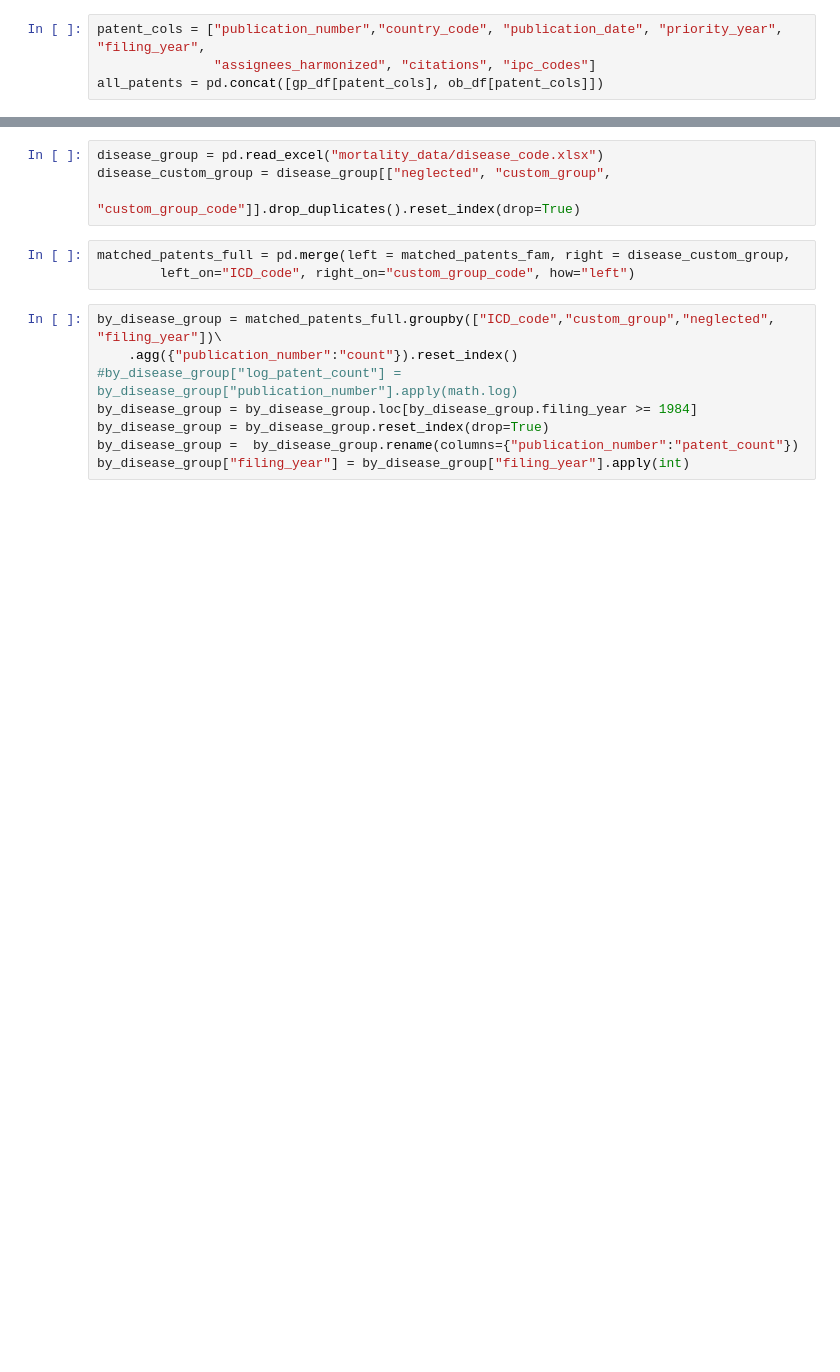
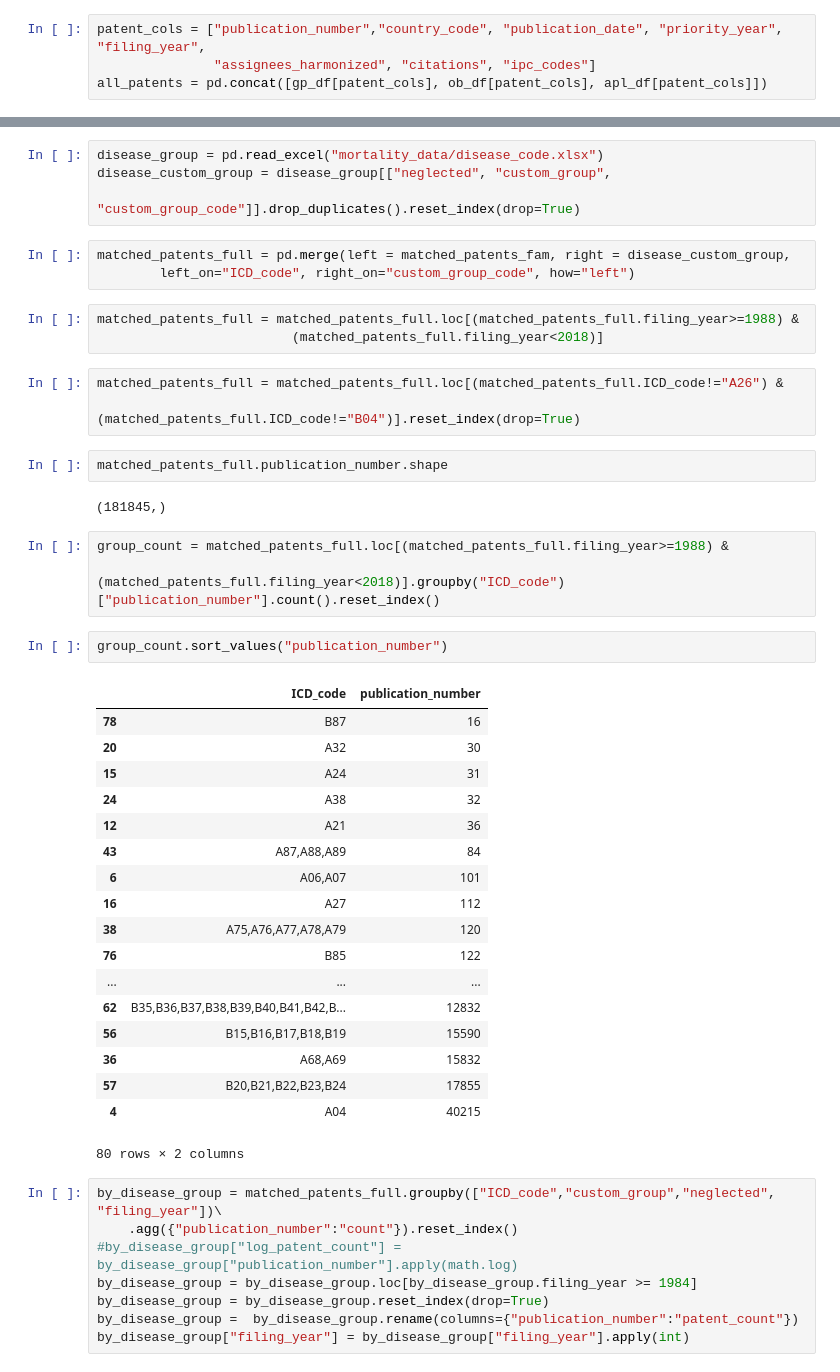
Before and after one commit to jaeyoon-jung/thesis, a Jupyter notebook: data aggregation.ipynb, the cells around one changed output, grey strips where cells are left out. Drawn from its saved outputs; the diff is of its cells as text; blank space fills up the shorter version.

```diff
--- a/data aggregation.ipynb
+++ b/data aggregation.ipynb
@@ -148,7 +245,7 @@ del(families)
 # %%
 patent_cols = ["publication_number","country_code", "publication_date", "priority_year", "filing_year",
                "assignees_harmonized", "citations", "ipc_codes"]
-all_patents = pd.concat([gp_df[patent_cols], ob_df[patent_cols]])
+all_patents = pd.concat([gp_df[patent_cols], ob_df[patent_cols], apl_df[patent_cols]])
 # %%
 all_patents = all_patents.drop_duplicates("publication_number")
 all_patents = all_patents.reset_index(drop=True)
@@ -171,6 +277,40 @@ disease_custom_group = disease_group[["neglected", "custom_group",
 # %%
 matched_patents_full = pd.merge(left = matched_patents_fam, right = disease_custom_group,
         left_on="ICD_code", right_on="custom_group_code", how="left")
+# %%
+matched_patents_full = matched_patents_full.loc[(matched_patents_full.filing_year>=1988) &
+                         (matched_patents_full.filing_year<2018)]
+# %%
+matched_patents_full = matched_patents_full.loc[(matched_patents_full.ICD_code!="A26") &
+                                                (matched_patents_full.ICD_code!="B04")].reset_index(drop=True)
+# %%
+matched_patents_full.publication_number.shape
+# %% [output]
+(181845,)
+# %%
+group_count = matched_patents_full.loc[(matched_patents_full.filing_year>=1988) &
+                                      (matched_patents_full.filing_year<2018)].groupby("ICD_code")["publication_number"].count().reset_index()
+# %%
+group_count.sort_values("publication_number")
+# %% [output]
+|  | ICD_code | publication_number |
+| 78 | B87 | 16 |
+| 20 | A32 | 30 |
+| 15 | A24 | 31 |
+| 24 | A38 | 32 |
+| 12 | A21 | 36 |
+| 43 | A87,A88,A89 | 84 |
+| 6 | A06,A07 | 101 |
+| 16 | A27 | 112 |
+| 38 | A75,A76,A77,A78,A79 | 120 |
+| 76 | B85 | 122 |
+| ... | ... | ... |
+| 62 | B35,B36,B37,B38,B39,B40,B41,B42,B... | 12832 |
+| 56 | B15,B16,B17,B18,B19 | 15590 |
+| 36 | A68,A69 | 15832 |
+| 57 | B20,B21,B22,B23,B24 | 17855 |
+| 4 | A04 | 40215 |
+80 rows × 2 columns
 # %%
 by_disease_group = matched_patents_full.groupby(["ICD_code","custom_group","neglected", "filing_year"])\
     .agg({"publication_number":"count"}).reset_index()
```
Also changed, not shown: parts of 98 cells of this notebook, 3 other files.
